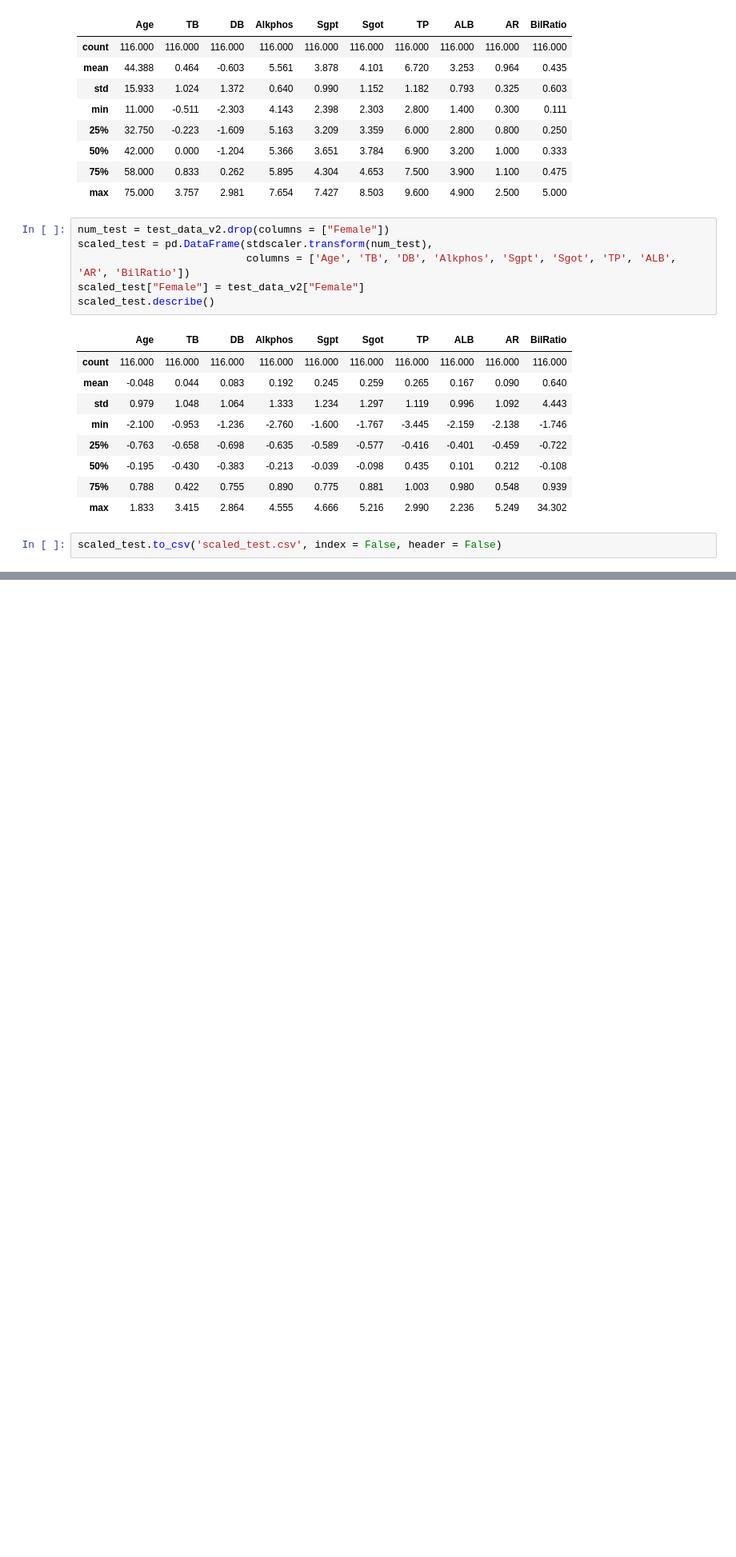
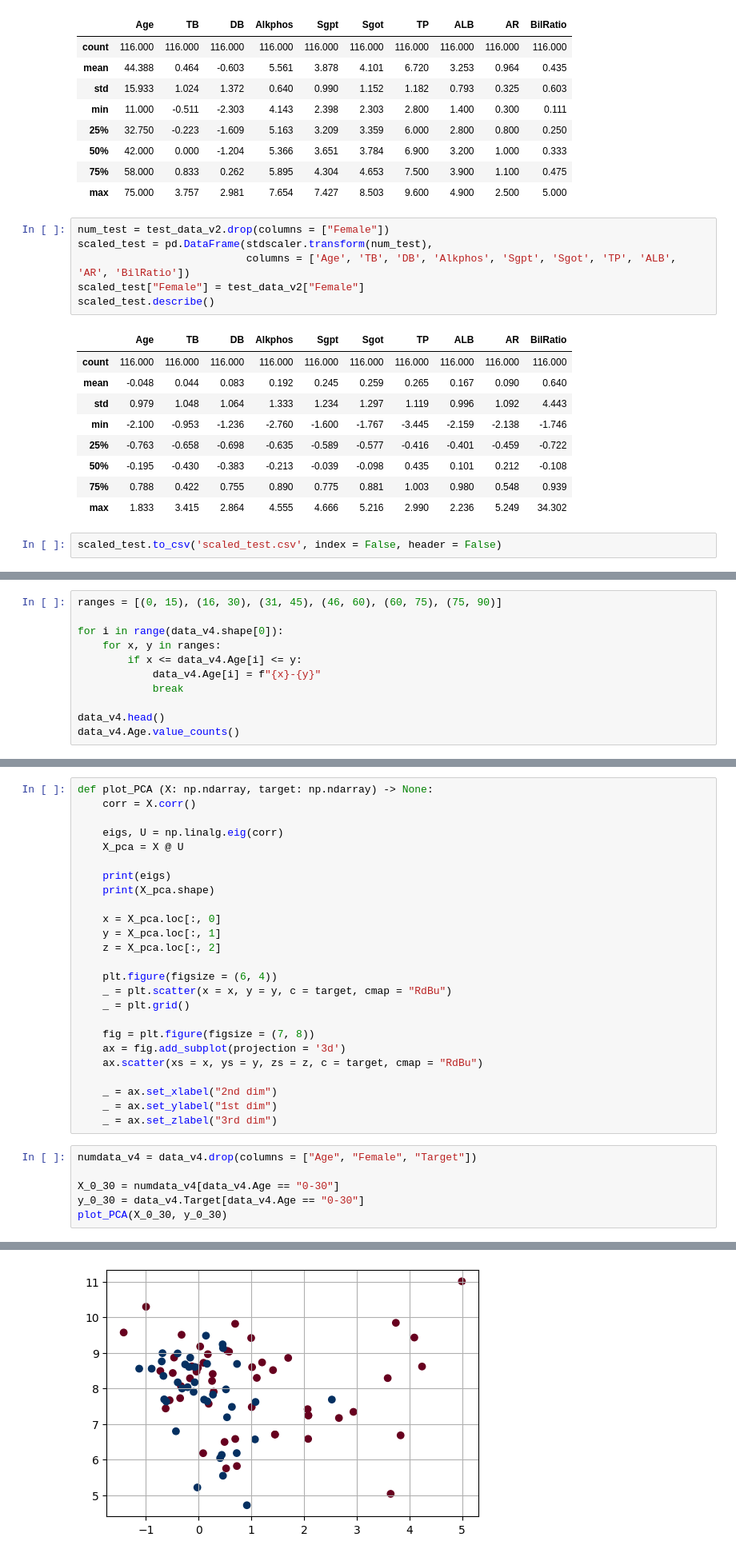
Before and after one commit to SrChen6/AA1-Competition, a Jupyter notebook: preprocessing-v2.ipynb, the cells around one changed output, grey strips where cells are left out. Shown at 80% size. Cells and saved outputs as stored; diff of their text form; blank space fills up the shorter version.

```diff
--- a/preprocessing-v2.ipynb
+++ b/preprocessing-v2.ipynb
@@ -545,0 +564,11 @@ scaled_test.to_csv('scaled_test.csv', index = False, header = False)
+# %%
+ranges = [(0, 15), (16, 30), (31, 45), (46, 60), (60, 75), (75, 90)]
+
+for i in range(data_v4.shape[0]):
+    for x, y in ranges:
+        if x <= data_v4.Age[i] <= y:
+            data_v4.Age[i] = f"{x}-{y}"
+            break
+
+data_v4.head()
+data_v4.Age.value_counts()
@@ -545,0 +614,32 @@ scaled_test.to_csv('scaled_test.csv', index = False, header = False)
+# %%
+def plot_PCA (X: np.ndarray, target: np.ndarray) -> None:
+    corr = X.corr()
+
+    eigs, U = np.linalg.eig(corr)
+    X_pca = X @ U
+
+    print(eigs)
+    print(X_pca.shape)
+
+    x = X_pca.loc[:, 0]
+    y = X_pca.loc[:, 1]
+    z = X_pca.loc[:, 2]
+
+    plt.figure(figsize = (6, 4))
+    _ = plt.scatter(x = x, y = y, c = target, cmap = "RdBu")
+    _ = plt.grid()
+
+    fig = plt.figure(figsize = (7, 8))
+    ax = fig.add_subplot(projection = '3d')
+    ax.scatter(xs = x, ys = y, zs = z, c = target, cmap = "RdBu")
+
+    _ = ax.set_xlabel("2nd dim")
+    _ = ax.set_ylabel("1st dim")
+    _ = ax.set_zlabel("3rd dim")
+# %%
+numdata_v4 = data_v4.drop(columns = ["Age", "Female", "Target"])
+
+X_0_30 = numdata_v4[data_v4.Age == "0-30"]
+y_0_30 = data_v4.Target[data_v4.Age == "0-30"]
+plot_PCA(X_0_30, y_0_30)
+# %% [output]
@@ -545,0 +650 @@ scaled_test.to_csv('scaled_test.csv', index = False, header = False)
+[figure, added]
```
Also changed, not shown: parts of 14 cells of this notebook, 4 other files.
